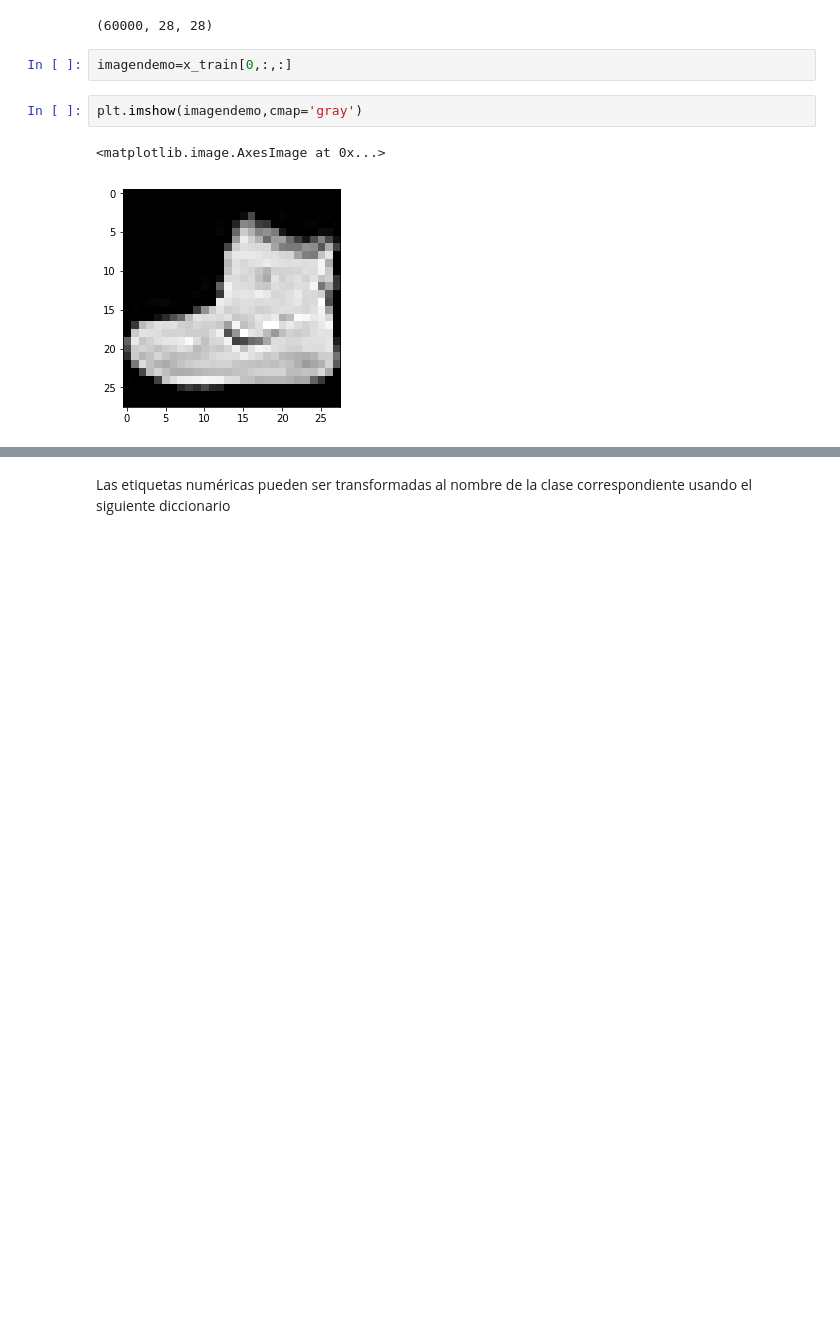
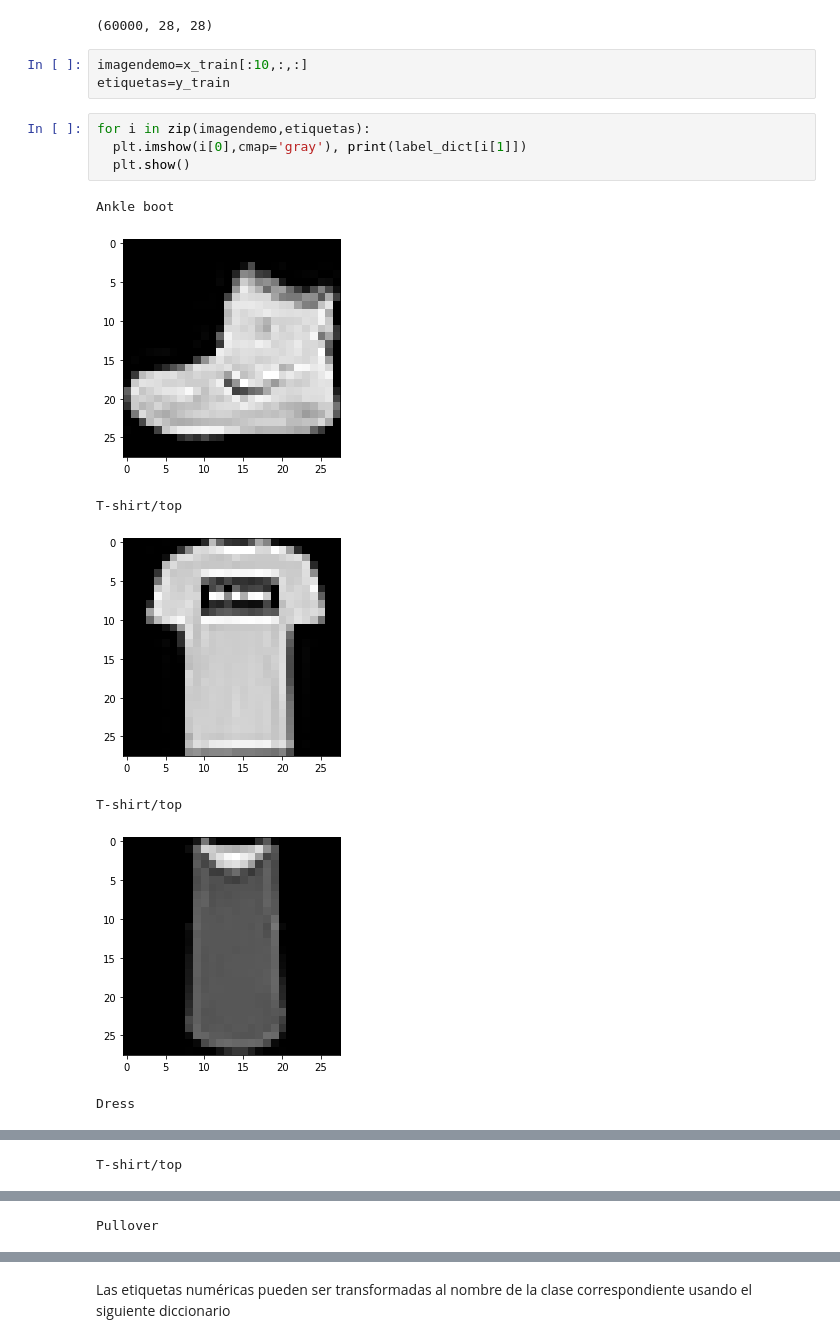
Before and after one commit to Duchanoy/Redes-Neuronales-Duchanoy, a Jupyter notebook: tarea_red_vanilla_FMNIST_TF2.ipynb, the cells around one changed output, grey strips where cells are left out. Drawn from its saved outputs; the diff is of its cells as text; blank space fills up the shorter version.

```diff
--- a/tarea_red_vanilla_FMNIST_TF2.ipynb
+++ b/tarea_red_vanilla_FMNIST_TF2.ipynb
@@ -44,9 +42,17 @@ x_train.shape
 # %% [output]
 (60000, 28, 28)
 # %%
-imagendemo=x_train[0,:,:]
+imagendemo=x_train[:10,:,:]
+etiquetas=y_train
-# %%
-plt.imshow(imagendemo,cmap='gray')
-# %% [output]
-<matplotlib.image.AxesImage at 0x...>
-[figure, removed]
+# %%
+for i in zip(imagendemo,etiquetas):
+  plt.imshow(i[0],cmap='gray'), print(label_dict[i[1]])
+  plt.show()
+# %% [output]
+Ankle boot
+[figure, added]
+T-shirt/top
+[figure, added]
+T-shirt/top
+[figure, added]
+Dress
@@ -52,0 +60 @@ plt.imshow(imagendemo,cmap='gray')
+T-shirt/top
@@ -52,0 +62 @@ plt.imshow(imagendemo,cmap='gray')
+Pullover
```
Also changed, not shown: parts of 2 cells of this notebook.
